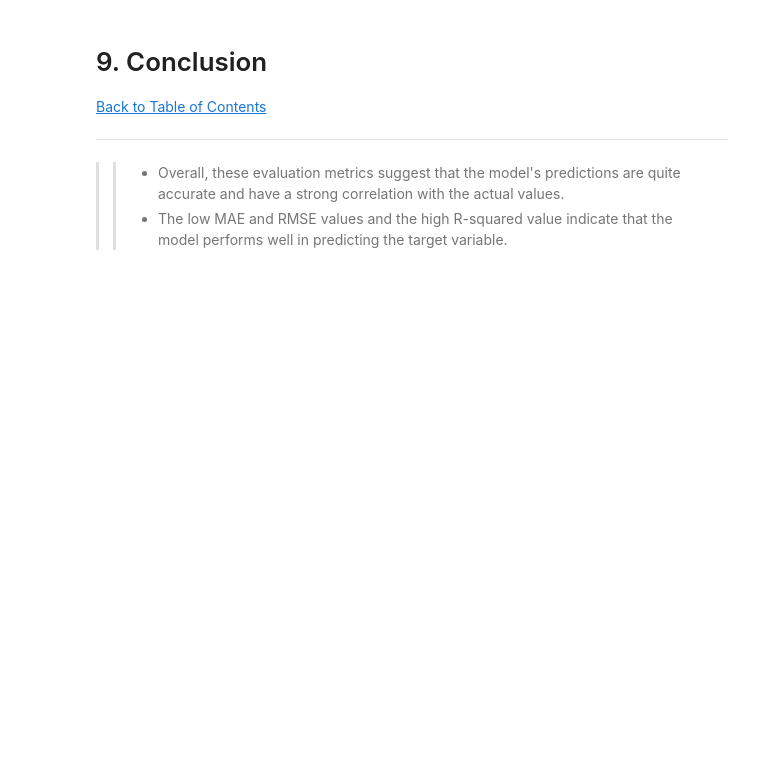
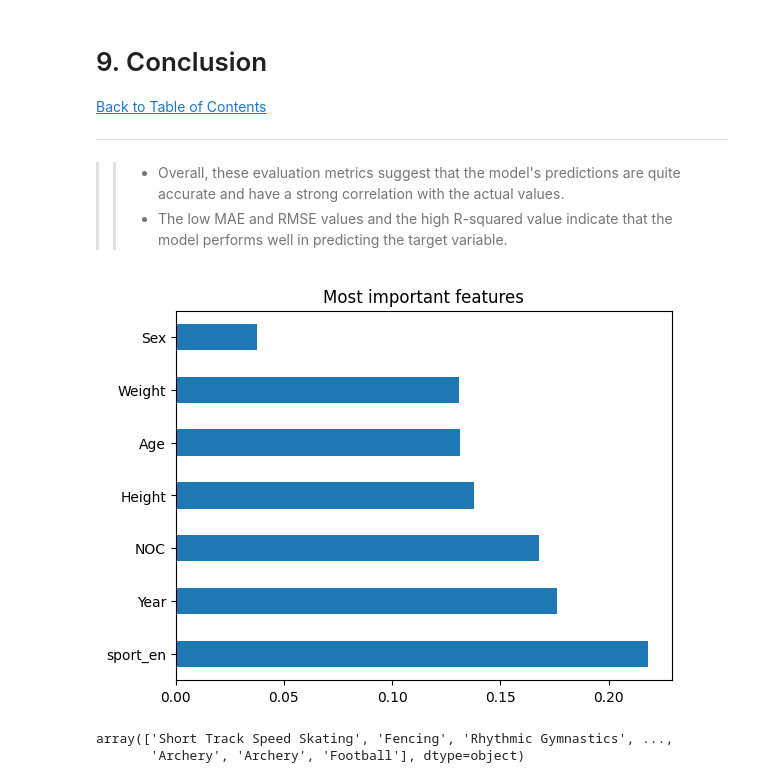
Before and after one commit to bakasheddy/Olympic-Podium-Projections, a Jupyter notebook: Notebook.ipynb, the cells around one changed output. Saved outputs shown, nothing was run; the diff lists cells and outputs as text; code cells hidden in the pictures; blank space fills up the shorter version.

```diff
--- a/Notebook.ipynb
+++ b/Notebook.ipynb
@@ -995,0 +1000,9 @@ pickle.dump(DTR_model, open(file_name, 'wb'))
+# %%
+#plot graph of feature importances for better visualization
+feat_importances = pd.Series(DTR_model.feature_importances_, index=X.columns)
+feat_importances.nlargest(10).plot(kind='barh')
+plt.title('Most important features')
+plt.grid(visible=False)
+plt.show()
+# %% [output]
+[figure, added]
@@ -995,0 +1012,5 @@ pickle.dump(DTR_model, open(file_name, 'wb'))
+# %%
+decoded_labels
+# %% [output]
+array(['Short Track Speed Skating', 'Fencing', 'Rhythmic Gymnastics', ...,
+       'Archery', 'Archery', 'Football'], dtype=object)
```
Also changed, not shown: parts of 9 cells of this notebook.
